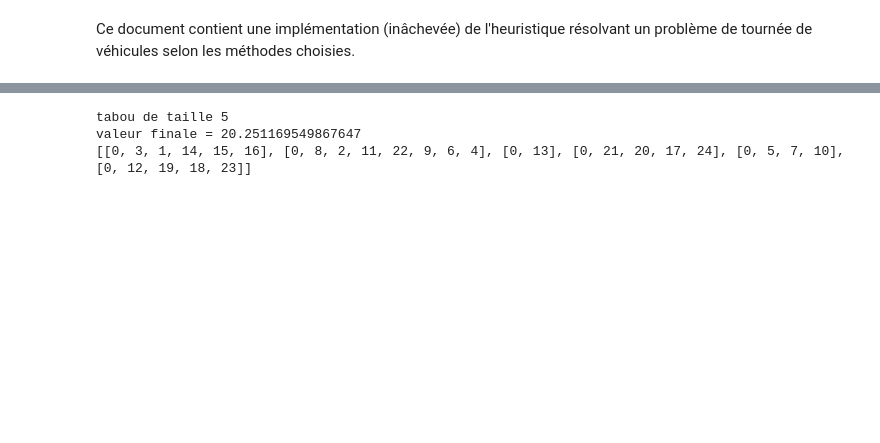
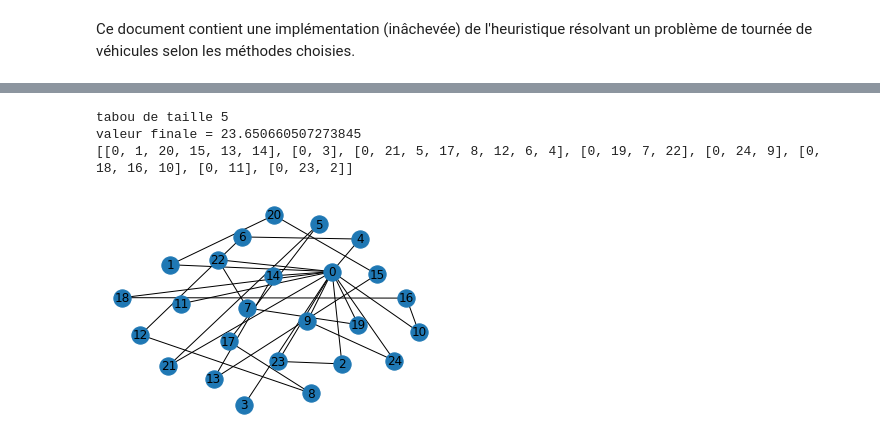
Before and after one commit to HugoLeBoennec/projetData, a Jupyter notebook: Résolution Test.ipynb, the cells around one changed output, grey strips where cells are left out. Saved outputs shown, nothing was run; the diff lists cells and outputs as text; code cells hidden in the pictures; blank space fills up the shorter version.

Commit message:
Added graph display after meta-heuristic

```diff
--- a/Résolution Test.ipynb
+++ b/Résolution Test.ipynb
@@ -314,6 +316,17 @@ def getNeighbourhood(instance):
                         instance_neighbour[ib].pop()
                     else:
                         instance_neighbour[ib].pop(jb + 1)
+
+# Définition de la permettant de créer un graphe à partir d'une liste de routes
+def convertToGraph(g, routes):
+    g.remove_edges_from(list(g.edges))
+
+    for route in routes:
+        len_route = len(route)
+        for i in range(len_route):
+            a = route[i]
+            b = route[(i+1) % len_route]
+            g.add_edge(a, b, weight=graph.edges[(a, b)]['weight'])
 
 # Définition de la méta-heuristique permettant d'améliorer la solution
 def tabuSearch(init, size, max_iteration):
@@ -355,32 +368,43 @@ def tabuSearch(init, size, max_iteration):
                     optimum_local = neighbour
                     best_local = neighbour_value
                     best_finding_local += 1
 
         # On met a jour la meilleure solution rencontrée
         if best_local < best_global:
             optimum_global = optimum_local
             best_global = best_local
             best_finding_global = best_finding_global + 1
 
         # On passe au meilleur voisin non-tabou trouvé
         current = optimum_local
 
         # On met a jour la liste tabou
         tabu_list.append(current)
 
         if len(tabu_list) >= size:
             tabu_list.pop(0)
 
     return optimum_global
 
 # Exécution de la méta-heuristique
 print("tabou de taille 5")
 routes = getAllRoutes(sol, start, start, [], [])
 solution = tabuSearch(routes, 5, 20)
 
 print("valeur finale = " + str(contentValue(solution)))
 print(solution)
+
+convertToGraph(sol, solution)
+
+# Dessin du graphe
+nx.draw_networkx_nodes(sol, pos)
+nx.draw_networkx_edges(sol, pos)
+nx.draw_networkx_labels(sol, pos)
+
+plt.axis('off')
+plt.show()
 # %% [output]
 tabou de taille 5
-valeur finale = 20.251169549867647
-[[0, 3, 1, 14, 15, 16], [0, 8, 2, 11, 22, 9, 6, 4], [0, 13], [0, 21, 20, 17, 24], [0, 5, 7, 10], [0, 12, 19, 18, 23]]
+valeur finale = 23.650660507273845
+[[0, 1, 20, 15, 13, 14], [0, 3], [0, 21, 5, 17, 8, 12, 6, 4], [0, 19, 7, 22], [0, 24, 9], [0, 18, 16, 10], [0, 11], [0, 23, 2]]
+[figure, added]
```
Also changed, not shown: parts of 3 cells of this notebook.
